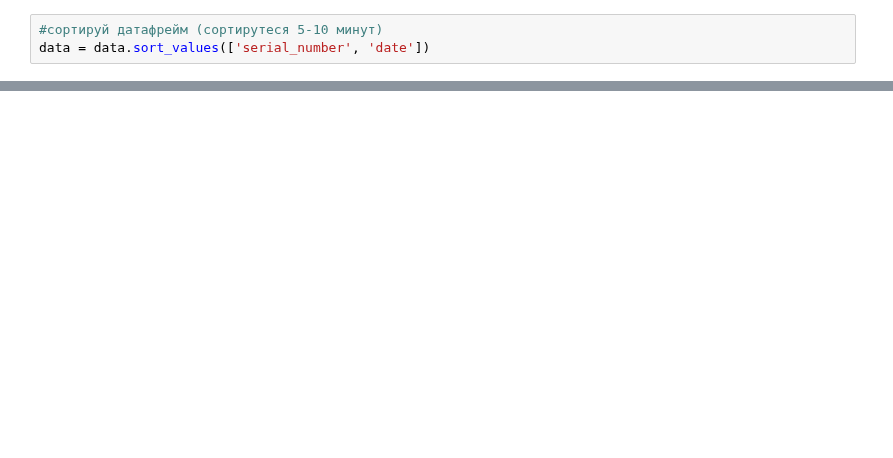
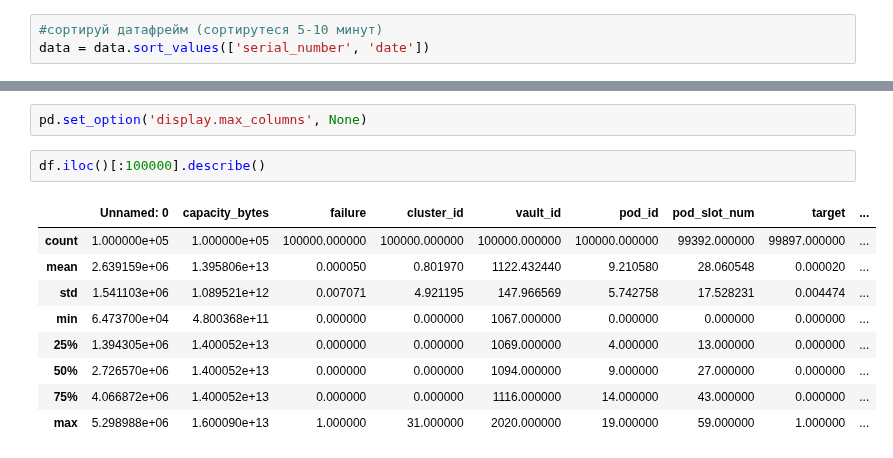
Before and after one commit to Tonigard/hakatonchic, a Jupyter notebook: compare_data.ipynb, the cells around one changed output, grey strips where cells are left out. Cells and saved outputs as stored; diff of their text form; blank space fills up the shorter version.

```diff
--- a/compare_data.ipynb
+++ b/compare_data.ipynb
@@ -132,0 +187,14 @@ Date
+# %%
+pd.set_option('display.max_columns', None)
+# %%
+df.iloc()[:100000].describe()
+# %% [output]
+|  | Unnamed: 0 | capacity_bytes | failure | cluster_id | vault_id | pod_id | pod_slot_num | target | ... |
+| count | 1.000000e+05 | 1.000000e+05 | 100000.000000 | 100000.000000 | 100000.000000 | 100000.000000 | 99392.000000 | 99897.000000 | ... |
+| mean | 2.639159e+06 | 1.395806e+13 | 0.000050 | 0.801970 | 1122.432440 | 9.210580 | 28.060548 | 0.000020 | ... |
+| std | 1.541103e+06 | 1.089521e+12 | 0.007071 | 4.921195 | 147.966569 | 5.742758 | 17.528231 | 0.004474 | ... |
+| min | 6.473700e+04 | 4.800368e+11 | 0.000000 | 0.000000 | 1067.000000 | 0.000000 | 0.000000 | 0.000000 | ... |
+| 25% | 1.394305e+06 | 1.400052e+13 | 0.000000 | 0.000000 | 1069.000000 | 4.000000 | 13.000000 | 0.000000 | ... |
+| 50% | 2.726570e+06 | 1.400052e+13 | 0.000000 | 0.000000 | 1094.000000 | 9.000000 | 27.000000 | 0.000000 | ... |
+| 75% | 4.066872e+06 | 1.400052e+13 | 0.000000 | 0.000000 | 1116.000000 | 14.000000 | 43.000000 | 0.000000 | ... |
+| max | 5.298988e+06 | 1.600090e+13 | 1.000000 | 31.000000 | 2020.000000 | 19.000000 | 59.000000 | 1.000000 | ... |
```
Also changed, not shown: parts of 11 cells of this notebook.
